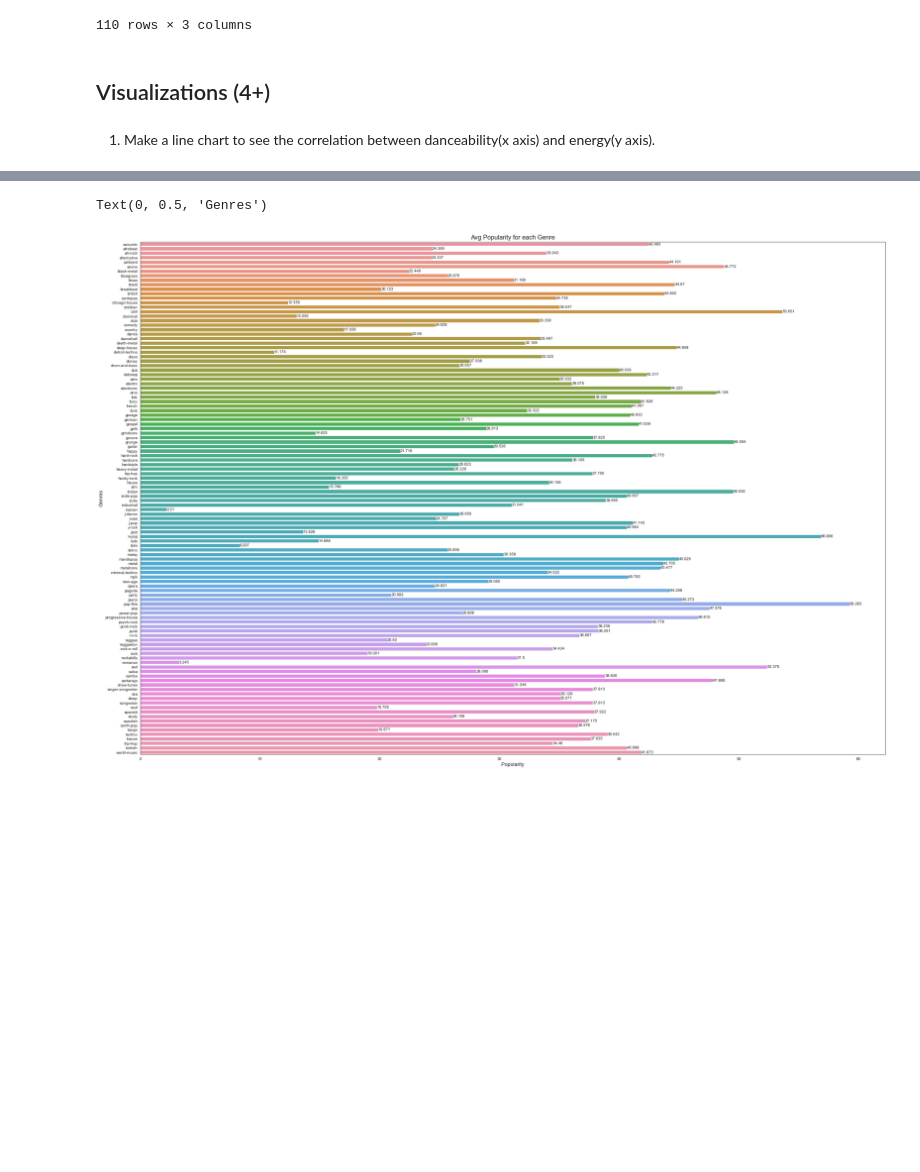
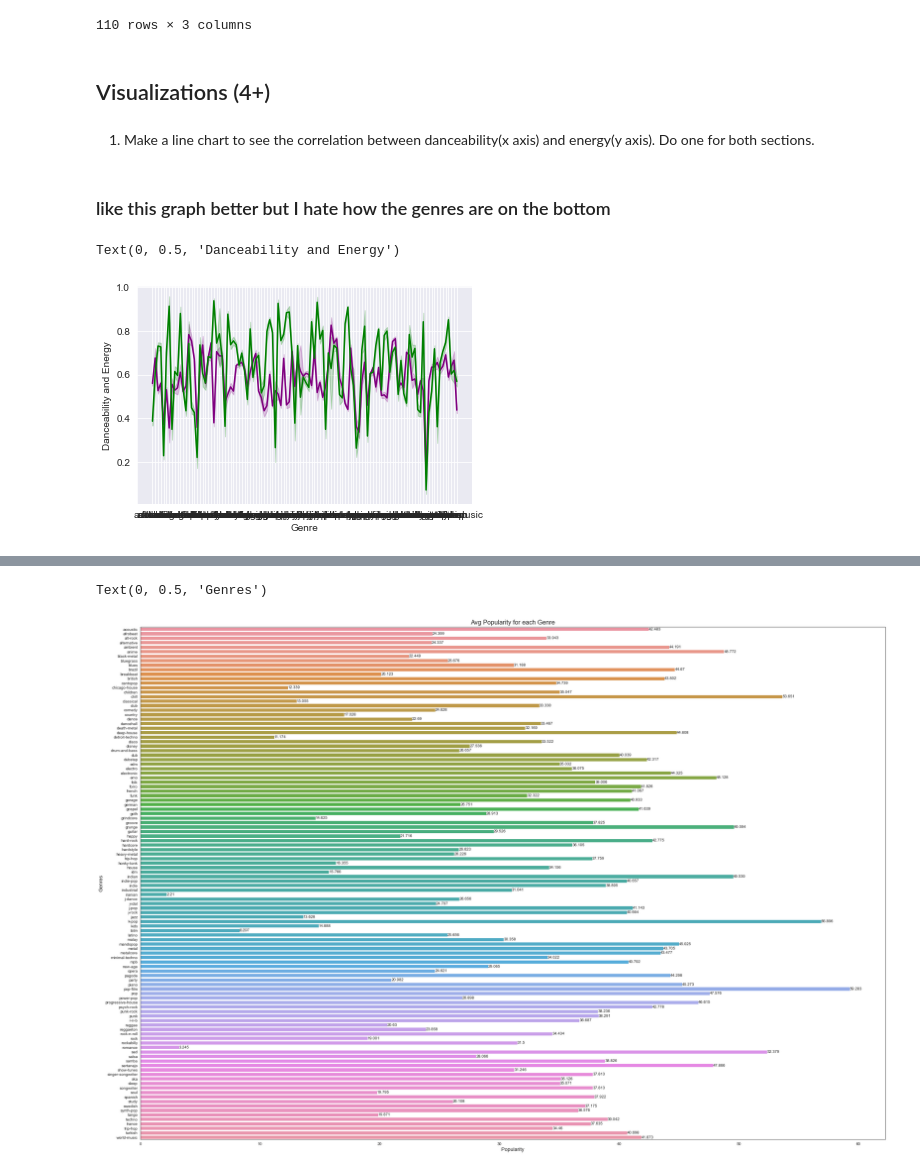
Before and after one commit to kayleeodom/Final-ds, a Jupyter notebook: Final.ipynb, the cells around one changed output, grey strips where cells are left out. Cells and saved outputs as stored; diff of their text form; code cells hidden in the pictures; blank space fills up the shorter version.

```diff
--- a/Final.ipynb
+++ b/Final.ipynb
@@ -323,4 +323,15 @@ top_fifty.groupby('track_genre')['instrumentalness','tempo','energy'].mean()
 ## Visualizations (4+)
 # %% [markdown]
 1. Make a line chart to see the correlation between danceability(x axis) and energy(y axis).
+Do one for both sections.
+# %% [markdown]
+### like this graph better but I hate how the genres are on the bottom
+# %%
+sns.lineplot(x=top_fifty.track_genre, y=top_fifty.danceability, color='Purple')
+sns.lineplot(x=top_fifty.track_genre, y=top_fifty.energy, color='Green')
+plt.xlabel("Genre")
+plt.ylabel("Danceability and Energy")
+# %% [output]
+Text(0, 0.5, 'Danceability and Energy')
+[figure, added]
 # %%
```
Also changed, not shown: parts of 10 cells of this notebook.
